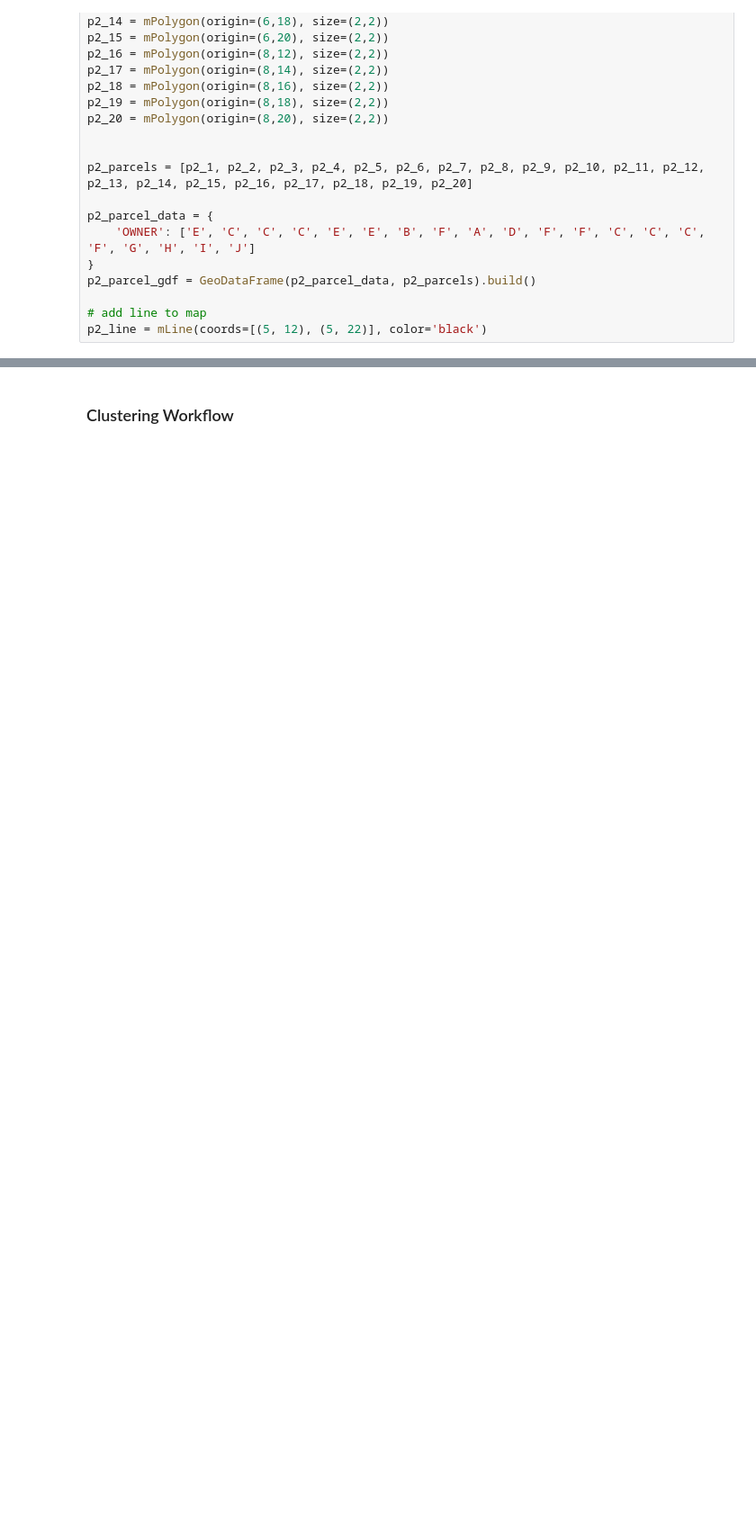
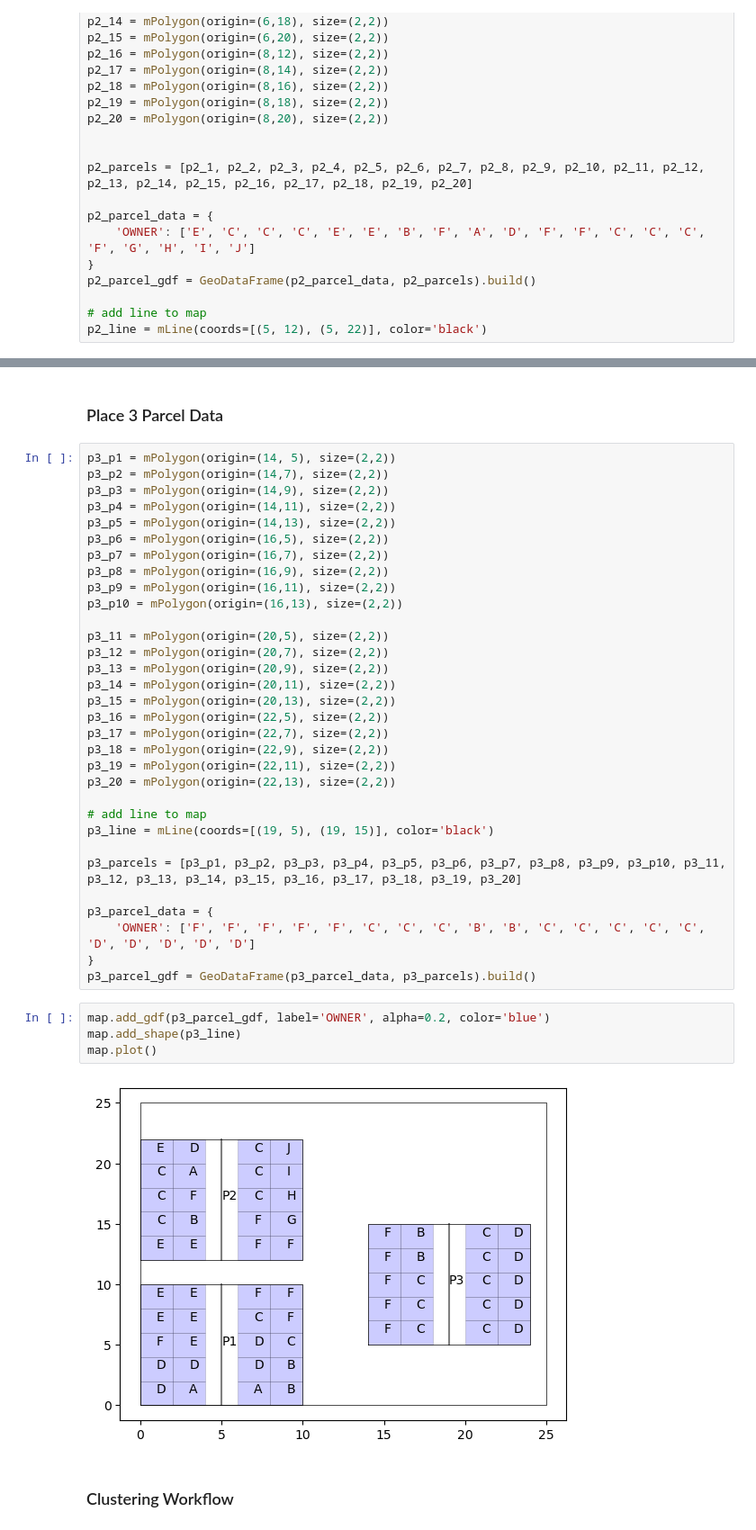
Before and after one commit to abreunig-clgx/superparcels, a Jupyter notebook: clustering/mre/phase2_cluster_mre.ipynb, the cells around one changed output, grey strips where cells are left out. Shown: that part at 90% size. Drawn from its saved outputs; the diff is of its cells as text; blank space fills up the shorter version.

```diff
--- a/clustering/mre/phase2_cluster_mre.ipynb
+++ b/clustering/mre/phase2_cluster_mre.ipynb
@@ -112,3 +123,43 @@ map.plot()
+# %% [markdown]
+### Place 3 Parcel Data
+# %%
+p3_p1 = mPolygon(origin=(14, 5), size=(2,2))
+p3_p2 = mPolygon(origin=(14,7), size=(2,2))
+p3_p3 = mPolygon(origin=(14,9), size=(2,2))
+p3_p4 = mPolygon(origin=(14,11), size=(2,2))
+p3_p5 = mPolygon(origin=(14,13), size=(2,2))
+p3_p6 = mPolygon(origin=(16,5), size=(2,2))
+p3_p7 = mPolygon(origin=(16,7), size=(2,2))
+p3_p8 = mPolygon(origin=(16,9), size=(2,2))
+p3_p9 = mPolygon(origin=(16,11), size=(2,2))
+p3_p10 = mPolygon(origin=(16,13), size=(2,2))
+
+p3_11 = mPolygon(origin=(20,5), size=(2,2))
+p3_12 = mPolygon(origin=(20,7), size=(2,2))
+p3_13 = mPolygon(origin=(20,9), size=(2,2))
+p3_14 = mPolygon(origin=(20,11), size=(2,2))
+p3_15 = mPolygon(origin=(20,13), size=(2,2))
+p3_16 = mPolygon(origin=(22,5), size=(2,2))
+p3_17 = mPolygon(origin=(22,7), size=(2,2))
+p3_18 = mPolygon(origin=(22,9), size=(2,2))
+p3_19 = mPolygon(origin=(22,11), size=(2,2))
+p3_20 = mPolygon(origin=(22,13), size=(2,2))
+
+# add line to map
+p3_line = mLine(coords=[(19, 5), (19, 15)], color='black')
+
+p3_parcels = [p3_p1, p3_p2, p3_p3, p3_p4, p3_p5, p3_p6, p3_p7, p3_p8, p3_p9, p3_p10, p3_11, p3_12, p3_13, p3_14, p3_15, p3_16, p3_17, p3_18, p3_19, p3_20]
+
+p3_parcel_data = {
+    'OWNER': ['F', 'F', 'F', 'F', 'F', 'C', 'C', 'C', 'B', 'B', 'C', 'C', 'C', 'C', 'C', 'D', 'D', 'D', 'D', 'D']
+}
+p3_parcel_gdf = GeoDataFrame(p3_parcel_data, p3_parcels).build()
+# %%
+map.add_gdf(p3_parcel_gdf, label='OWNER', alpha=0.2, color='blue')
+map.add_shape(p3_line)
+map.plot()
+# %% [output]
+[figure, added]
 # %% [markdown]
 ### Clustering Workflow
 # %%
```
Also changed, not shown: parts of 13 cells of this notebook, 1 other file.
